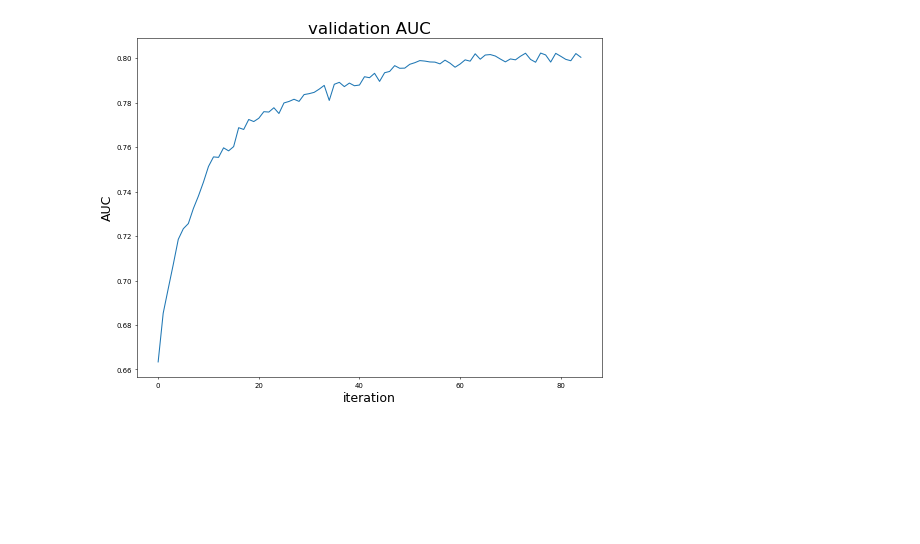
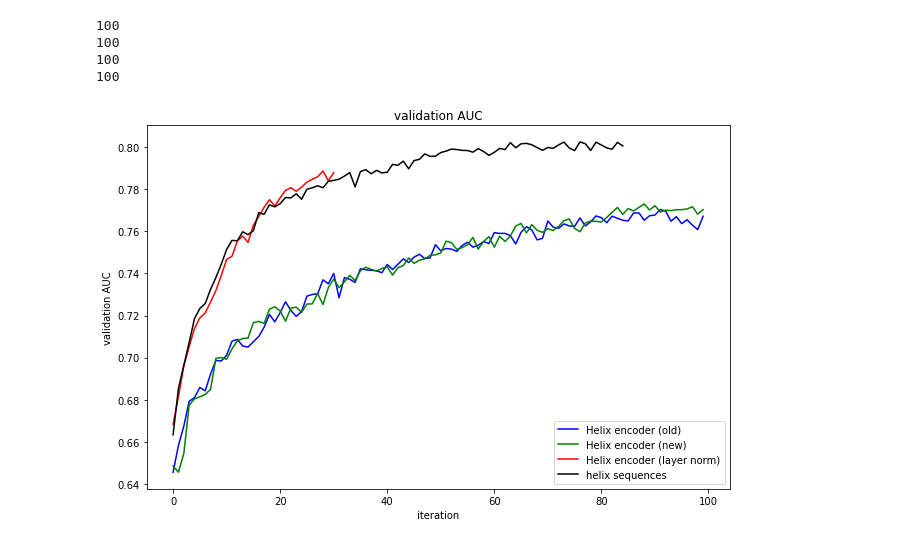
Before and after one commit to Haru38/HelixEncoder, a Jupyter notebook: helix_encoder/make_roc.ipynb, the cells around one changed output. Drawn from its saved outputs; the diff is of its cells as text; code cells hidden in the pictures; blank space fills up the shorter version.

```diff
--- a/helix_encoder/make_roc.ipynb
+++ b/helix_encoder/make_roc.ipynb
@@ -46,12 +21,49 @@ plt.show()
-# %%
-import matplotlib.pyplot as plt
-
-plt.figure(figsize=(12, 9), dpi=50)
-plt.plot(range(len(valAUC)),valAUC)
-plt.title("validation AUC",fontsize = 24)
-plt.xlabel("iteration", fontsize=18)
-plt.ylabel("AUC", fontsize=18)
-plt.savefig("/home/yamane/transformerCPI/img/val_auc.png")
-plt.show()
-# %% [output]
-[figure, removed]
+# %%
+old_valAUC,old_trainLoss = open_file(old)
+new_valAUC,new_trainLoss = open_file(new)
+layer_valAUC,layer_trainLoss = open_file(layernorm)
+con_valAUC,con_trainLoss = open_file(concat)
+
+import numpy as np
+layer_pad = [np.nan]*100
+for i,v in enumerate(layer_valAUC):
+  layer_pad[i] = v
+
+con_pad = [np.nan]*100
+for i,v in enumerate(con_valAUC):
+  con_pad[i] = v
+# %%
+print(len(old_valAUC))
+print(len(new_valAUC))
+print(len(layer_pad))
+print(len(con_pad))
+# %% [output]
+100
+100
+100
+100
+# %%
+import matplotlib.pyplot as plt
+import numpy as np
+
+fig, ax = plt.subplots(figsize = (9,6))
+
+t = [i for i in range(100)]
+c1,c2,c3,c4 = "blue","green","red","black"
+l1,l2,l3,l4 = "Helix encoder (old)","Helix encoder (new)","Helix encoder (layer norm)","helix sequences"
+
+ax.set_xlabel('iteration')  # x軸ラベル
+ax.set_ylabel('validation AUC')  # y軸ラベル
+ax.set_title("validation AUC")
+
+
+ax.plot(t, old_valAUC, color=c1, label=l1)
+ax.plot(t, new_valAUC, color=c2, label=l2)
+ax.plot(t, layer_pad, color=c3, label=l3)
+ax.plot(t, con_pad, color=c4, label=l4)
+ax.legend(loc=0)
+fig.tight_layout()
+#fig.savefig("validationAUC.png")
+plt.show()
+# %% [output]
+[figure, added]
```
Also changed, not shown: parts of 4 cells of this notebook, 2 other files.
